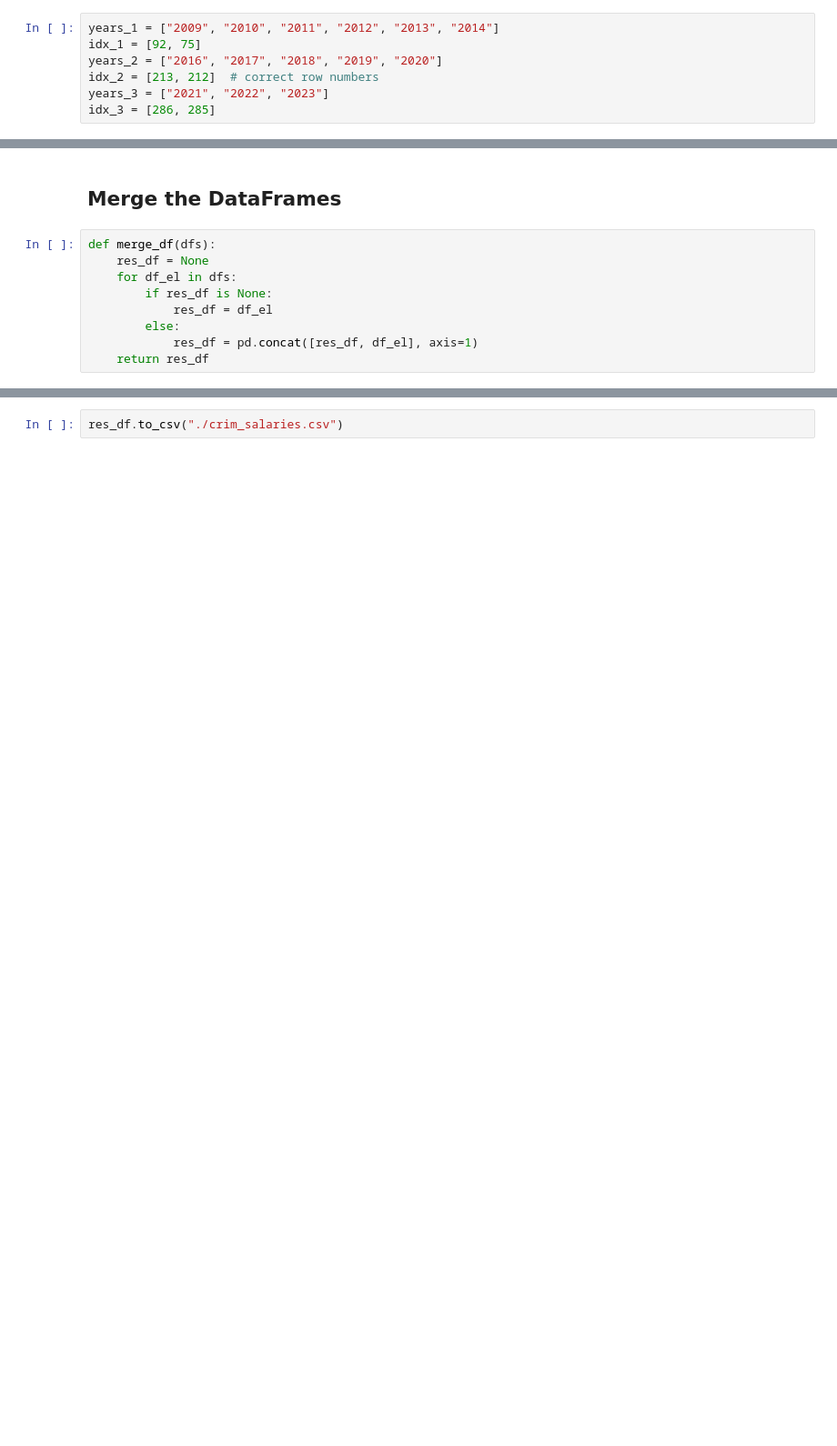
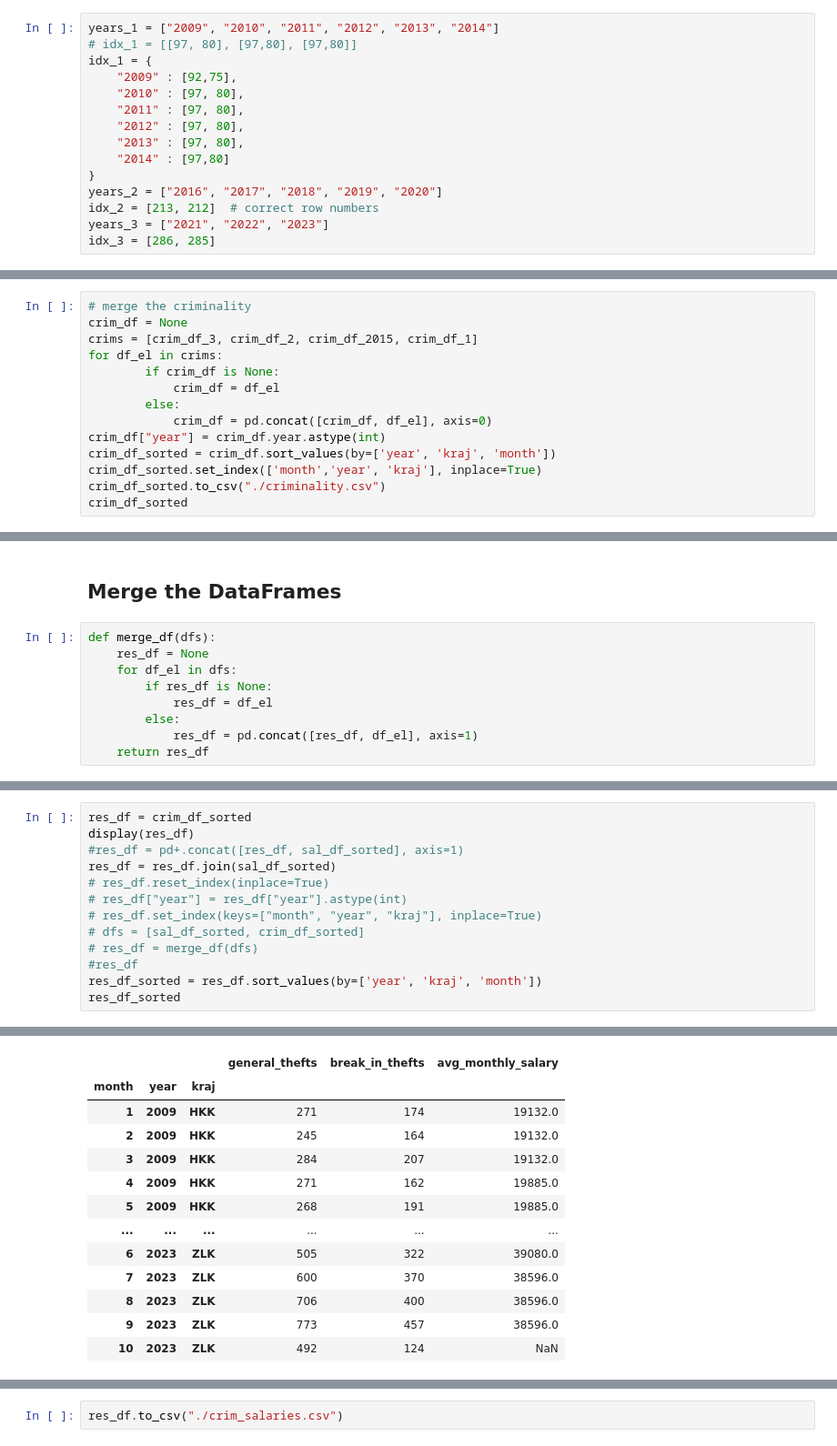
Before and after one commit to DianaKorladinova/SAN_Unemployment_Refugees, a Jupyter notebook: criminality_salaries/data_prep.ipynb, the cells around one changed output, grey strips where cells are left out. Shown at 91% size. Saved outputs shown, nothing was run; the diff lists cells and outputs as text; blank space fills up the shorter version.

```diff
--- a/criminality_salaries/data_prep.ipynb
+++ b/criminality_salaries/data_prep.ipynb
@@ -102,7 +100,15 @@ quarters = {
 ## Criminality Dataset
 # %%
 years_1 = ["2009", "2010", "2011", "2012", "2013", "2014"]
-idx_1 = [92, 75]
+# idx_1 = [[97, 80], [97,80], [97,80]]
+idx_1 = {
+    "2009" : [92,75],
+    "2010" : [97, 80],
+    "2011" : [97, 80],
+    "2012" : [97, 80],
+    "2013" : [97, 80],
+    "2014" : [97,80]
+}
 years_2 = ["2016", "2017", "2018", "2019", "2020"]
 idx_2 = [213, 212]  # correct row numbers
 years_3 = ["2021", "2022", "2023"]
@@ -279,3 +300,17 @@ crim_df_2015
 | 166 | 12 | 2015 | MSK | 3407 | 1772 |
 | 167 | 12 | 2015 | ZLK | 1469 | 690 |
 168 rows × 5 columns
+# %%
+# merge the criminality
+crim_df = None
+crims = [crim_df_3, crim_df_2, crim_df_2015, crim_df_1]
+for df_el in crims:
+        if crim_df is None:
+            crim_df = df_el
+        else:
+            crim_df = pd.concat([crim_df, df_el], axis=0)
+crim_df["year"] = crim_df.year.astype(int)
+crim_df_sorted = crim_df.sort_values(by=['year', 'kraj', 'month'])
+crim_df_sorted.set_index(['month','year', 'kraj'], inplace=True)
+crim_df_sorted.to_csv("./criminality.csv")
+crim_df_sorted
@@ -488,0 +412,14 @@ res_df_sorted
+# %%
+res_df = crim_df_sorted
+display(res_df)
+#res_df = pd+.concat([res_df, sal_df_sorted], axis=1)
+res_df = res_df.join(sal_df_sorted)
+# res_df.reset_index(inplace=True)
+# res_df["year"] = res_df["year"].astype(int)
+# res_df.set_index(keys=["month", "year", "kraj"], inplace=True)
+# dfs = [sal_df_sorted, crim_df_sorted]
+# res_df = merge_df(dfs)
+#res_df
+res_df_sorted = res_df.sort_values(by=['year', 'kraj', 'month'])
+res_df_sorted
+# %% [output]
@@ -488,0 +440,13 @@ res_df_sorted
+|  |  |  | general_thefts | break_in_thefts | avg_monthly_salary |
+| month | year | kraj |  |  |  |
+| 1 | 2009 | HKK | 271 | 174 | 19132.0 |
+| 2 | 2009 | HKK | 245 | 164 | 19132.0 |
+| 3 | 2009 | HKK | 284 | 207 | 19132.0 |
+| 4 | 2009 | HKK | 271 | 162 | 19885.0 |
+| 5 | 2009 | HKK | 268 | 191 | 19885.0 |
+| ... | ... | ... | ... | ... | ... |
+| 6 | 2023 | ZLK | 505 | 322 | 39080.0 |
+| 7 | 2023 | ZLK | 600 | 370 | 38596.0 |
+| 8 | 2023 | ZLK | 706 | 400 | 38596.0 |
+| 9 | 2023 | ZLK | 773 | 457 | 38596.0 |
+| 10 | 2023 | ZLK | 492 | 124 | NaN |
```
Also changed, not shown: parts of 11 cells of this notebook, 3 other files.
